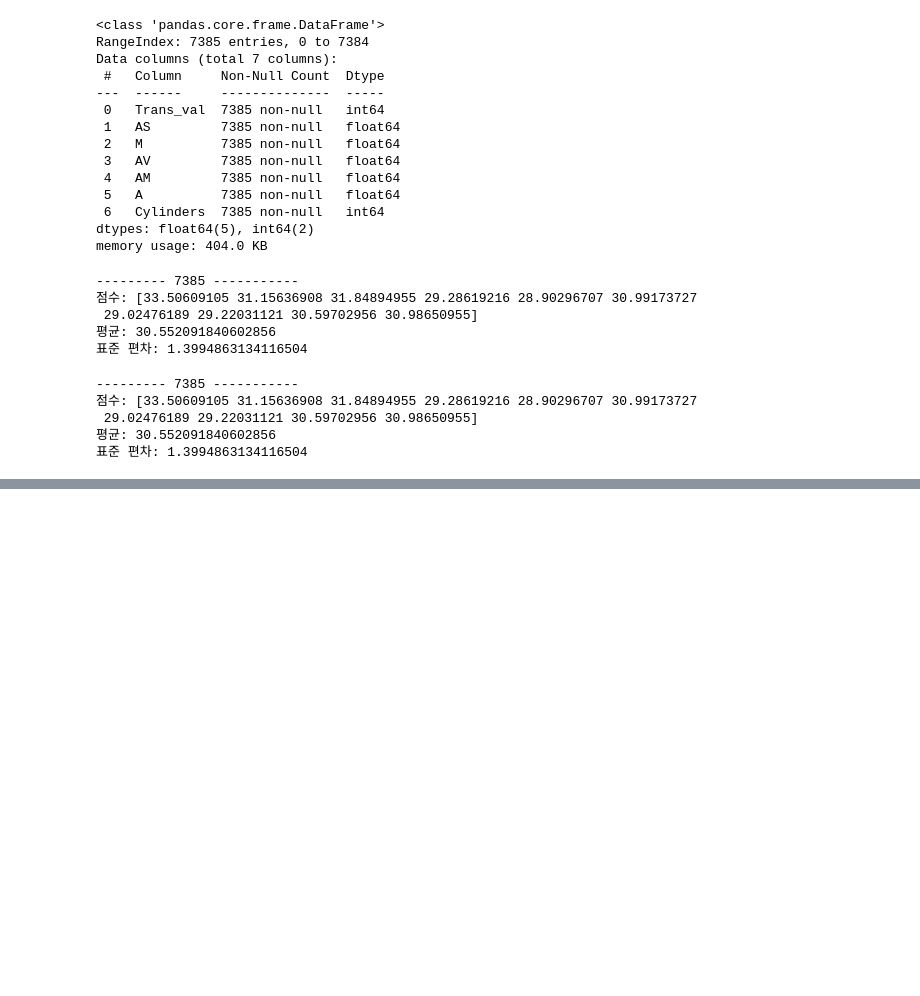
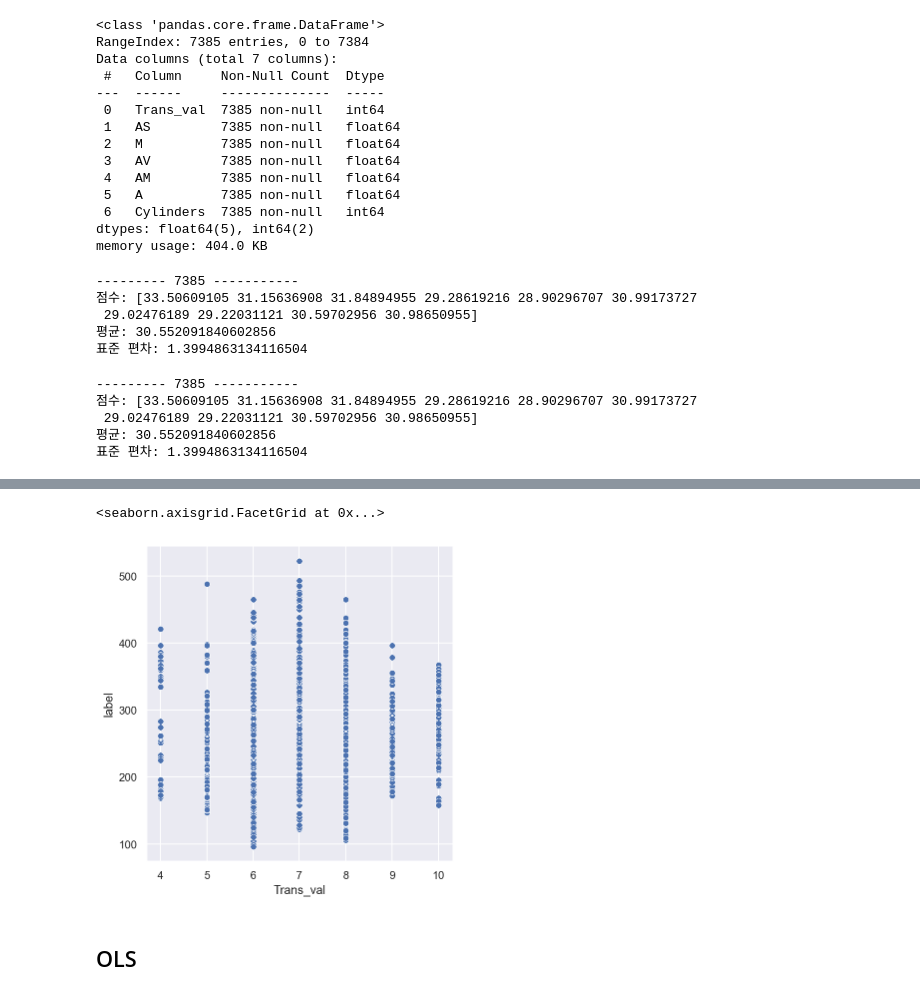
Before and after one commit to dockyum/regression-DSS, a Jupyter notebook: regression/transmission&cylinder.ipynb, the cells around one changed output, grey strips where cells are left out. Cells and saved outputs as stored; diff of their text form; code cells hidden in the pictures; blank space fills up the shorter version.

```diff
--- a/regression/transmission&cylinder.ipynb
+++ b/regression/transmission&cylinder.ipynb
@@ -529,0 +644,3 @@ display_scores(lireg_rmse_scores)
+# %%
+data_trans_array = data_trans_1hot.toarray()
+data_trans_array.shape
@@ -529,0 +653,2 @@ display_scores(lireg_rmse_scores)
+# %%
+data_trans[list(data_trans['Trans_type'].unique())] = data_trans_array
@@ -529,0 +664,3 @@ display_scores(lireg_rmse_scores)
+# %%
+data_trans_final = data_trans.drop(columns='Trans_type')
+data_trans_final.head()
@@ -529,0 +690,4 @@ display_scores(lireg_rmse_scores)
+# %%
+data_trans_f2 = data_trans_final.copy()
+data_trans_f2['label'] = data['CO2 Emissions(g/km)']
+data_trans_f2
@@ -529,0 +708,7 @@ display_scores(lireg_rmse_scores)
+# %%
+sns.relplot(x='Trans_val', y='label', data=data_trans_f2)
+# %% [output]
+<seaborn.axisgrid.FacetGrid at 0x...>
+[figure, added]
+# %% [markdown]
+## OLS
```
Also changed, not shown: parts of 79 cells of this notebook.
